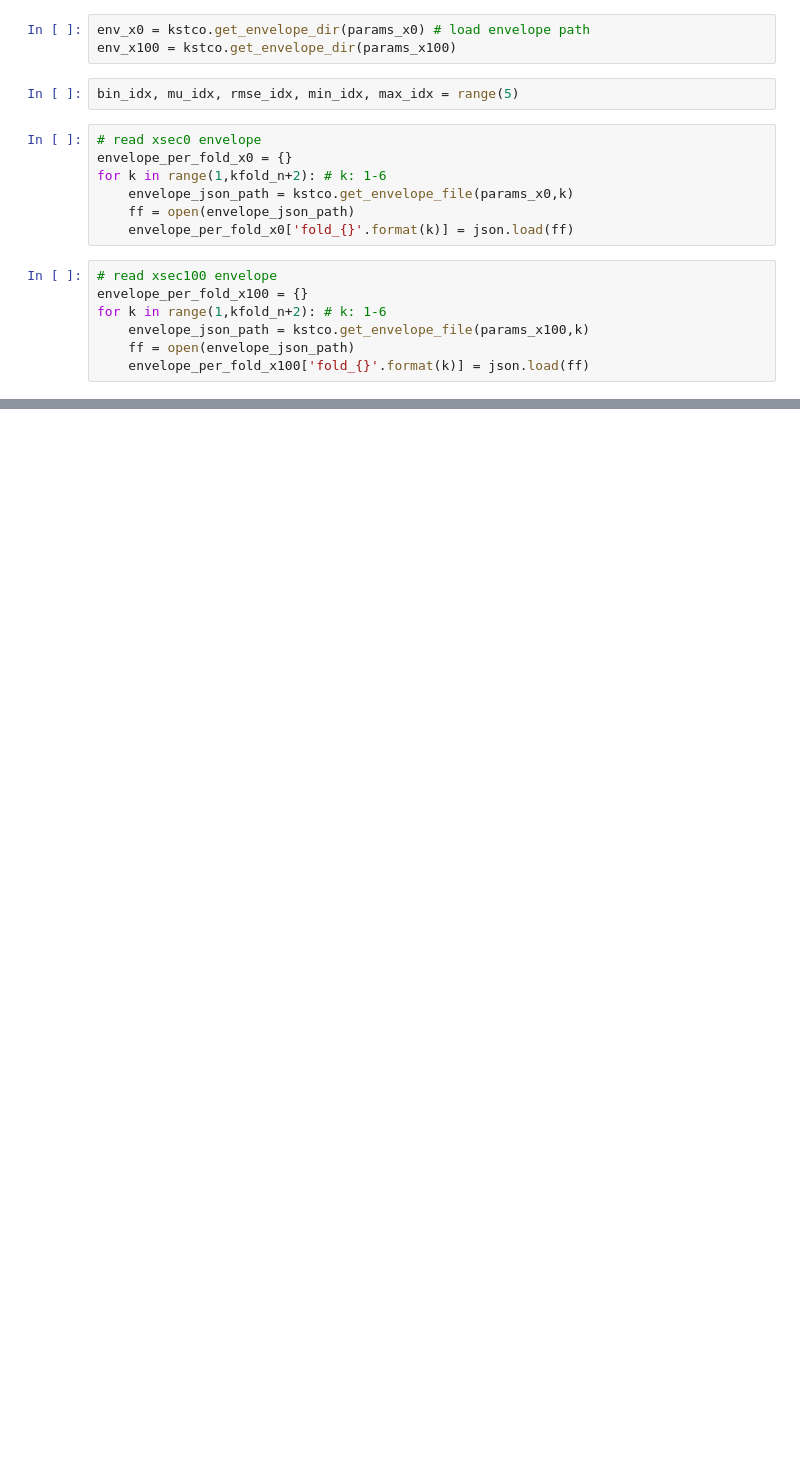
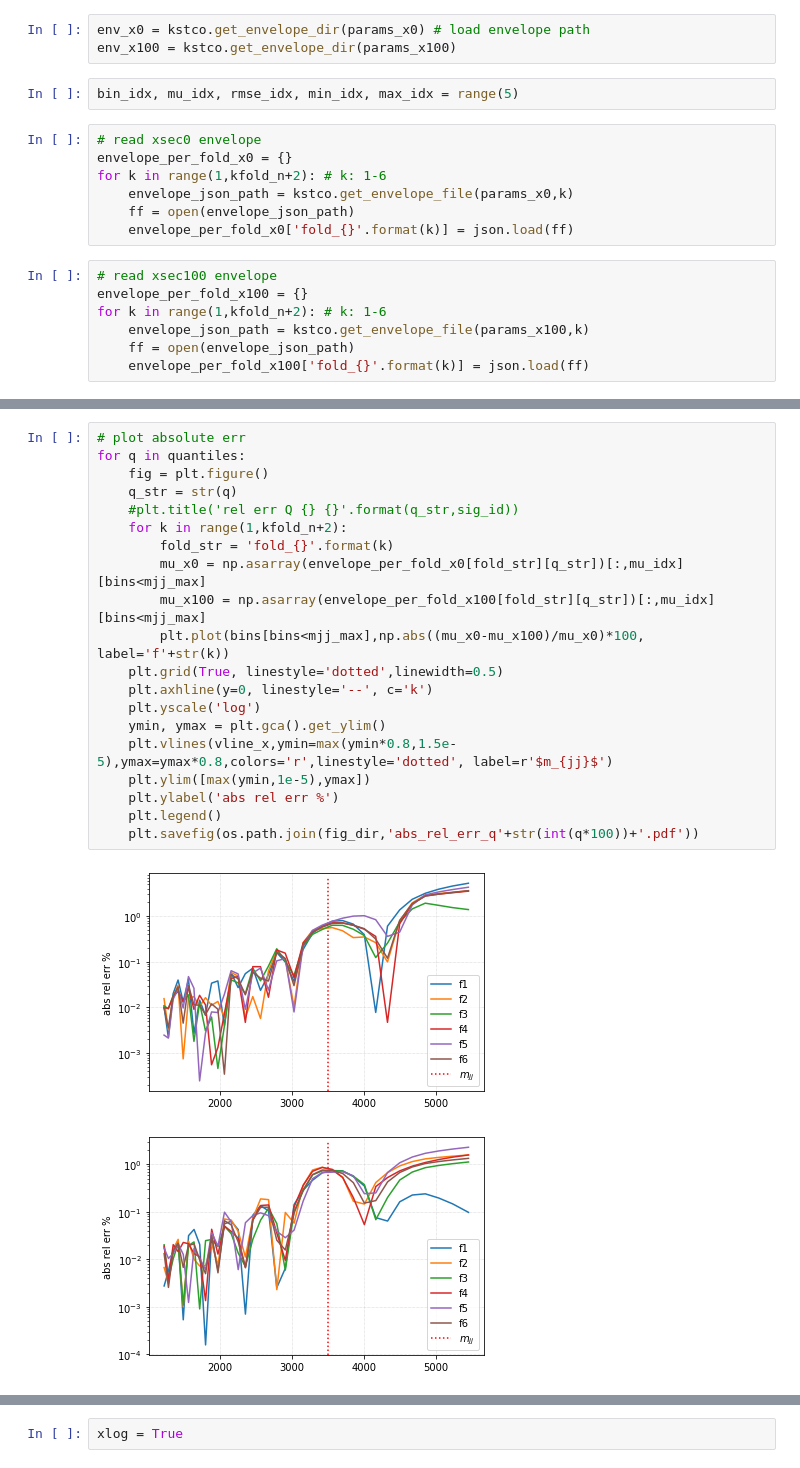
Before and after one commit to kingusiu/dadrah, a Jupyter notebook: playground/envelope_diff_models_with_and_without_signal_injection.ipynb, the cells around one changed output, grey strips where cells are left out. Saved outputs shown, nothing was run; the diff lists cells and outputs as text; blank space fills up the shorter version.

```diff
--- a/playground/envelope_diff_models_with_and_without_signal_injection.ipynb
+++ b/playground/envelope_diff_models_with_and_without_signal_injection.ipynb
@@ -49,0 +80,23 @@ plt.legend()
+# %%
+# plot absolute err
+for q in quantiles:
+    fig = plt.figure()
+    q_str = str(q)
+    #plt.title('rel err Q {} {}'.format(q_str,sig_id))
+    for k in range(1,kfold_n+2):
+        fold_str = 'fold_{}'.format(k)
+        mu_x0 = np.asarray(envelope_per_fold_x0[fold_str][q_str])[:,mu_idx][bins<mjj_max]
+        mu_x100 = np.asarray(envelope_per_fold_x100[fold_str][q_str])[:,mu_idx][bins<mjj_max]
+        plt.plot(bins[bins<mjj_max],np.abs((mu_x0-mu_x100)/mu_x0)*100, label='f'+str(k))
+    plt.grid(True, linestyle='dotted',linewidth=0.5)
+    plt.axhline(y=0, linestyle='--', c='k')
+    plt.yscale('log')
+    ymin, ymax = plt.gca().get_ylim()
+    plt.vlines(vline_x,ymin=max(ymin*0.8,1.5e-5),ymax=ymax*0.8,colors='r',linestyle='dotted', label=r'$m_{jj}$')
+    plt.ylim([max(ymin,1e-5),ymax])
+    plt.ylabel('abs rel err %')
+    plt.legend()
+    plt.savefig(os.path.join(fig_dir,'abs_rel_err_q'+str(int(q*100))+'.pdf'))
+# %% [output]
+[figure, added]
+[figure, added]
@@ -49,0 +105,2 @@ plt.legend()
+# %%
+xlog = True
```
Also changed, not shown: parts of 11 cells of this notebook, 4 other files.
